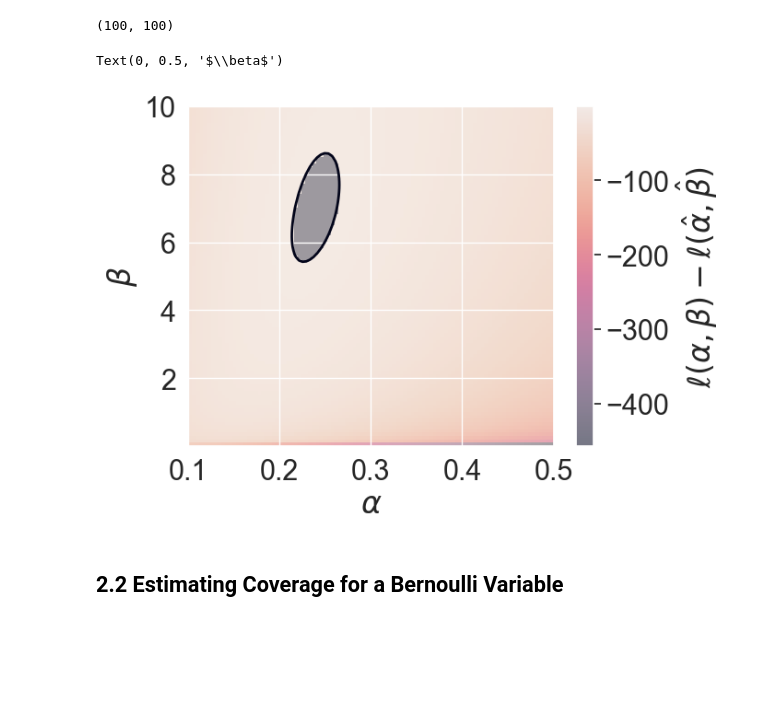
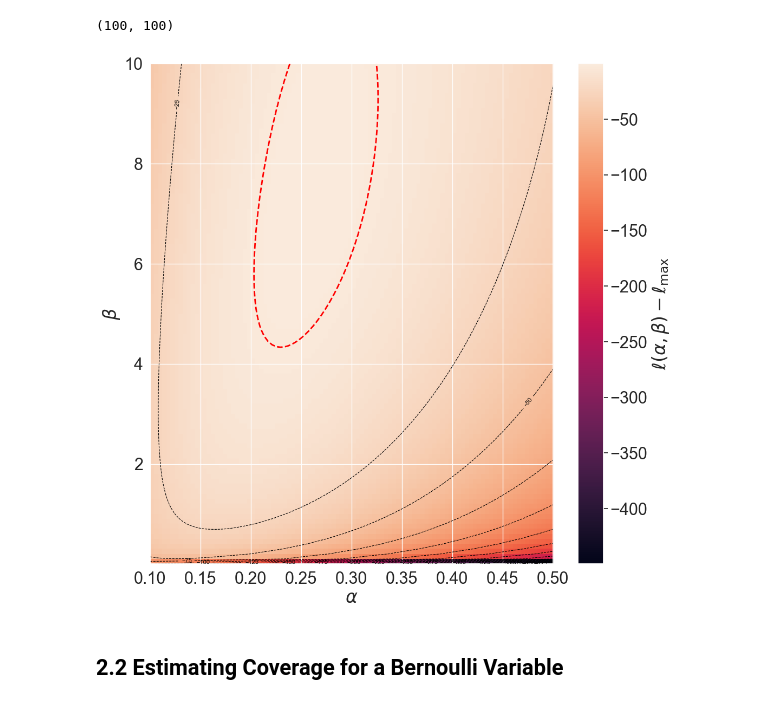
Before and after one commit to HSE-LAMBDA/AppliedStats, a Jupyter notebook: seminars/seminar2/02_intervals_eng.ipynb, the cells around one changed output. Saved outputs shown, nothing was run; the diff lists cells and outputs as text; code cells hidden in the pictures; blank space fills up the shorter version.

```diff
--- a/seminars/seminar2/02_intervals_eng.ipynb
+++ b/seminars/seminar2/02_intervals_eng.ipynb
@@ -714,33 +714,41 @@ for alpha, beta in zip(alphas.ravel(), betas.ravel()):
 cut_level = chi2.ppf(q=q, df=2) / 2
 # %%
 log_likelihoods = np.array(log_likelihoods).reshape(alphas.shape)
-# %%
-# boundary of the (alpha,beta) joint region
-plt.contour(alphas, betas, log_likelihoods, levels=[-cut_level], linewidths=2)
-
-# heatmap of the log-likelihood difference
-plt.imshow(
-    log_likelihoods,
-    extent=[alphas.min(), alphas.max(), betas.min(), betas.max()],
-    origin="lower",
-    aspect="auto",
-    alpha=0.5,
-)
-plt.colorbar(label=r'$\ell(\alpha,\beta)-\ell(\hat\alpha,\hat\beta)$')
-
-# optional: shade "outside" region
-plt.imshow(
-    (log_likelihoods < -cut_level),
-    extent=[alphas.min(), alphas.max(), betas.min(), betas.max()],
-    origin="lower",
-    aspect="auto",
-    alpha=0.35,
-)
-plt.xlabel(r'$\alpha$')
-plt.ylabel(r'$\beta$')
-# %% [output]
-Text(0, 0.5, '$\\beta$')
-[figure, removed]
+# %%
+alpha_vals = np.linspace(0.1, 0.5, 100)
+beta_vals  = np.linspace(0.001, 10, 100)
+A, B = np.meshgrid(alpha_vals, beta_vals, indexing="xy")
+
+Z = np.array([
+    gamma.logpdf(X, loc=0, a=a, scale=1/b).sum() - log_likelihood_max
+    for a, b in zip(A.ravel(), B.ravel())
+]).reshape(A.shape)
+
+cut = chi2.ppf(q=q, df=2) / 2   # df=2 for (alpha,beta)
+
+plt.figure(figsize=(12, 12))
+
+plt.imshow(
+    Z,
+    extent=[alpha_vals.min(), alpha_vals.max(), beta_vals.min(), beta_vals.max()],
+    origin="lower",
+    aspect="auto",
+    alpha=1.0
+)
+plt.colorbar(label=r"$\ell(\alpha,\beta)-\ell_{\max}$")
+
+# black contour lines
+contours = plt.contour(A, B, Z, 20, colors="black", linewidths=0.8)
+plt.clabel(contours, inline=True, fontsize=8)
+
+# red boundary of the q-level LR region (analog of the ellipse)
+plt.contour(A, B, Z, levels=[-cut], colors="red", linewidths=2)
+
+plt.xlabel(r"$\alpha$")
+plt.ylabel(r"$\beta$")
+plt.show()
+# %% [output]
+[figure, added]
 # %% [markdown]
 ## 2.2 Estimating Coverage for a Bernoulli Variable
 # %%
```
Also changed, not shown: parts of 5 cells of this notebook, 2 other files.
